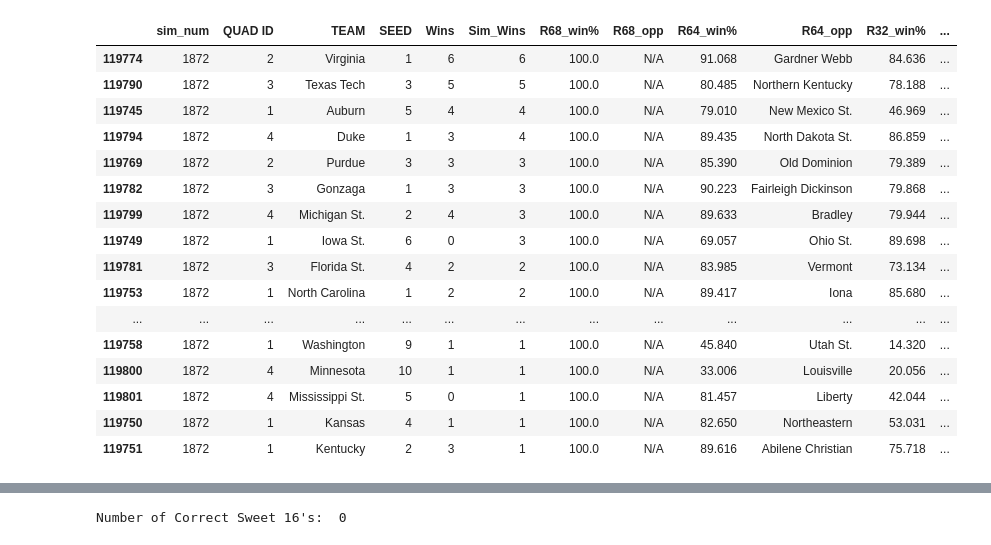
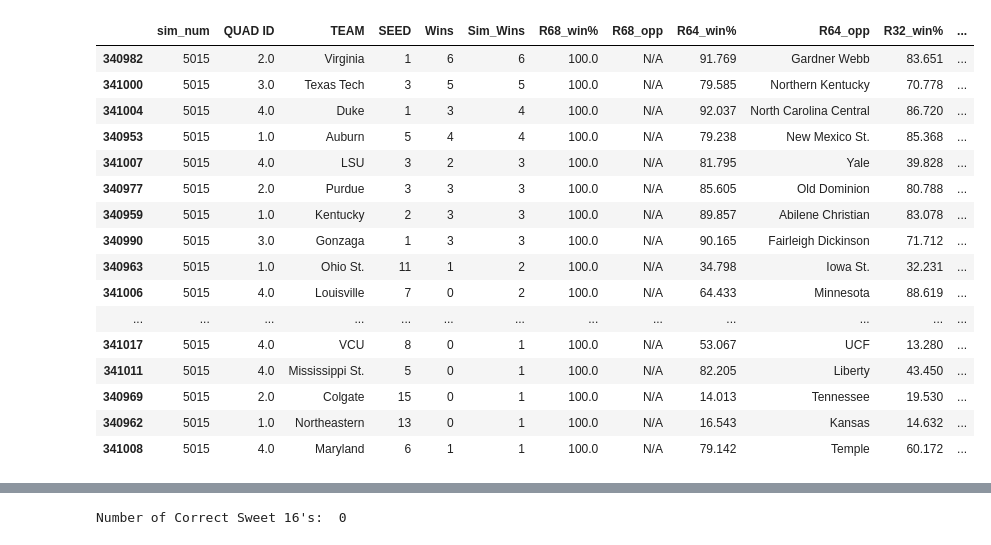
Before and after one commit to willfriel1028/MarchMadness_Analytics_Report, a Jupyter notebook: bracket_sims/sims/2019_10000sims0.ipynb, the cells around one changed output, grey strips where cells are left out. Drawn from its saved outputs; the diff is of its cells as text; code cells hidden in the pictures.

```diff
--- a/bracket_sims/sims/2019_10000sims0.ipynb
+++ b/bracket_sims/sims/2019_10000sims0.ipynb
@@ -778,23 +778,23 @@ df.sort_values("Outcome_%", ascending=True).head(25)
 # %%
-df[df["sim_num"] == 1872].sort_values("Sim_Wins", ascending=False).head(32)
+df[df["sim_num"] == 5015].sort_values("Sim_Wins", ascending=False).head(32)
 # %% [output]
 |  | sim_num | QUAD ID | TEAM | SEED | Wins | Sim_Wins | R68_win% | R68_opp | R64_win% | R64_opp | R32_win% | ... |
-| 119774 | 1872 | 2 | Virginia | 1 | 6 | 6 | 100.0 | N/A | 91.068 | Gardner Webb | 84.636 | ... |
-| 119790 | 1872 | 3 | Texas Tech | 3 | 5 | 5 | 100.0 | N/A | 80.485 | Northern Kentucky | 78.188 | ... |
-| 119745 | 1872 | 1 | Auburn | 5 | 4 | 4 | 100.0 | N/A | 79.010 | New Mexico St. | 46.969 | ... |
-| 119794 | 1872 | 4 | Duke | 1 | 3 | 4 | 100.0 | N/A | 89.435 | North Dakota St. | 86.859 | ... |
-| 119769 | 1872 | 2 | Purdue | 3 | 3 | 3 | 100.0 | N/A | 85.390 | Old Dominion | 79.389 | ... |
-| 119782 | 1872 | 3 | Gonzaga | 1 | 3 | 3 | 100.0 | N/A | 90.223 | Fairleigh Dickinson | 79.868 | ... |
-| 119799 | 1872 | 4 | Michigan St. | 2 | 4 | 3 | 100.0 | N/A | 89.633 | Bradley | 79.944 | ... |
-| 119749 | 1872 | 1 | Iowa St. | 6 | 0 | 3 | 100.0 | N/A | 69.057 | Ohio St. | 89.698 | ... |
-| 119781 | 1872 | 3 | Florida St. | 4 | 2 | 2 | 100.0 | N/A | 83.985 | Vermont | 73.134 | ... |
-| 119753 | 1872 | 1 | North Carolina | 1 | 2 | 2 | 100.0 | N/A | 89.417 | Iona | 85.680 | ... |
+| 340982 | 5015 | 2.0 | Virginia | 1 | 6 | 6 | 100.0 | N/A | 91.769 | Gardner Webb | 83.651 | ... |
+| 341000 | 5015 | 3.0 | Texas Tech | 3 | 5 | 5 | 100.0 | N/A | 79.585 | Northern Kentucky | 70.778 | ... |
+| 341004 | 5015 | 4.0 | Duke | 1 | 3 | 4 | 100.0 | N/A | 92.037 | North Carolina Central | 86.720 | ... |
+| 340953 | 5015 | 1.0 | Auburn | 5 | 4 | 4 | 100.0 | N/A | 79.238 | New Mexico St. | 85.368 | ... |
+| 341007 | 5015 | 4.0 | LSU | 3 | 2 | 3 | 100.0 | N/A | 81.795 | Yale | 39.828 | ... |
+| 340977 | 5015 | 2.0 | Purdue | 3 | 3 | 3 | 100.0 | N/A | 85.605 | Old Dominion | 80.788 | ... |
+| 340959 | 5015 | 1.0 | Kentucky | 2 | 3 | 3 | 100.0 | N/A | 89.857 | Abilene Christian | 83.078 | ... |
+| 340990 | 5015 | 3.0 | Gonzaga | 1 | 3 | 3 | 100.0 | N/A | 90.165 | Fairleigh Dickinson | 71.712 | ... |
+| 340963 | 5015 | 1.0 | Ohio St. | 11 | 1 | 2 | 100.0 | N/A | 34.798 | Iowa St. | 32.231 | ... |
+| 341006 | 5015 | 4.0 | Louisville | 7 | 0 | 2 | 100.0 | N/A | 64.433 | Minnesota | 88.619 | ... |
 | ... | ... | ... | ... | ... | ... | ... | ... | ... | ... | ... | ... | ... |
-| 119758 | 1872 | 1 | Washington | 9 | 1 | 1 | 100.0 | N/A | 45.840 | Utah St. | 14.320 | ... |
-| 119800 | 1872 | 4 | Minnesota | 10 | 1 | 1 | 100.0 | N/A | 33.006 | Louisville | 20.056 | ... |
-| 119801 | 1872 | 4 | Mississippi St. | 5 | 0 | 1 | 100.0 | N/A | 81.457 | Liberty | 42.044 | ... |
-| 119750 | 1872 | 1 | Kansas | 4 | 1 | 1 | 100.0 | N/A | 82.650 | Northeastern | 53.031 | ... |
-| 119751 | 1872 | 1 | Kentucky | 2 | 3 | 1 | 100.0 | N/A | 89.616 | Abilene Christian | 75.718 | ... |
+| 341017 | 5015 | 4.0 | VCU | 8 | 0 | 1 | 100.0 | N/A | 53.067 | UCF | 13.280 | ... |
+| 341011 | 5015 | 4.0 | Mississippi St. | 5 | 0 | 1 | 100.0 | N/A | 82.205 | Liberty | 43.450 | ... |
+| 340969 | 5015 | 2.0 | Colgate | 15 | 0 | 1 | 100.0 | N/A | 14.013 | Tennessee | 19.530 | ... |
+| 340962 | 5015 | 1.0 | Northeastern | 13 | 0 | 1 | 100.0 | N/A | 16.543 | Kansas | 14.632 | ... |
+| 341008 | 5015 | 4.0 | Maryland | 6 | 1 | 1 | 100.0 | N/A | 79.142 | Temple | 60.172 | ... |
 # %%
 correct = df[df["Wins"] >=5]
 
```
Also changed, not shown: parts of 16 cells of this notebook, 3 other files.
